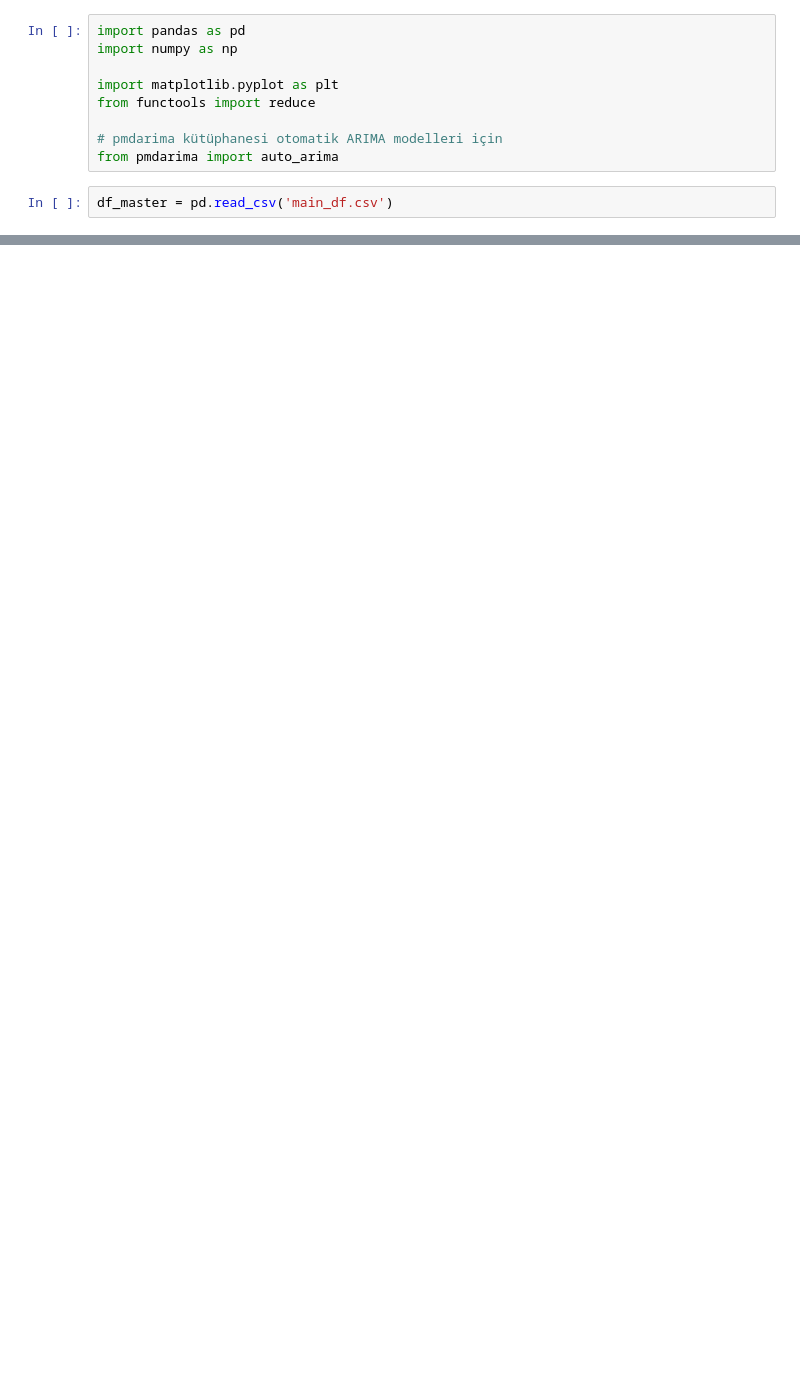
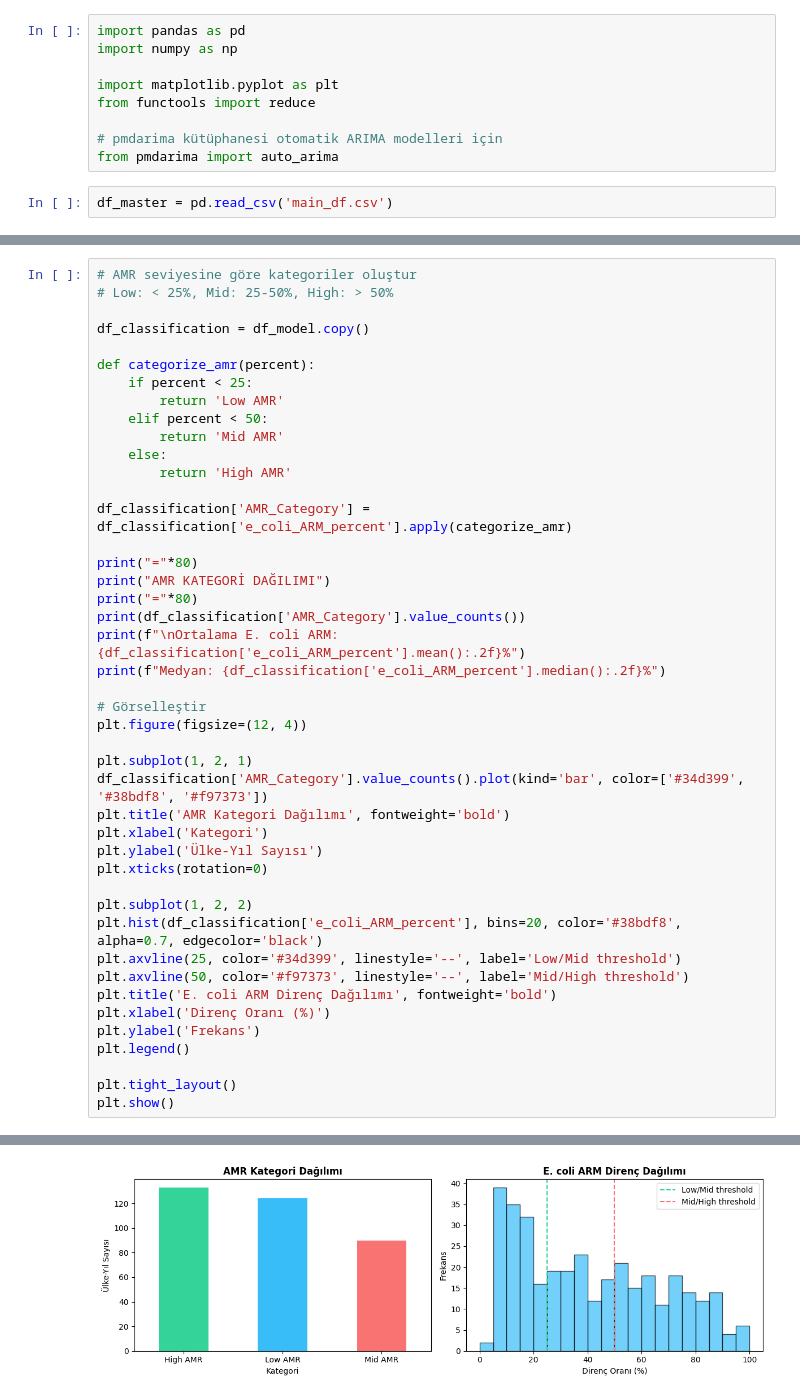
Before and after one commit to hasanaliozdemir/ARM-Data, a Jupyter notebook: model.ipynb, the cells around one changed output, grey strips where cells are left out. Cells and saved outputs as stored; diff of their text form; blank space fills up the shorter version.

```diff
--- a/model.ipynb
+++ b/model.ipynb
@@ -322,0 +391,45 @@ Sample:                    01-01-2011   HQIC                            20.758
+# %%
+# AMR seviyesine göre kategoriler oluştur
+# Low: < 25%, Mid: 25-50%, High: > 50%
+
+df_classification = df_model.copy()
+
+def categorize_amr(percent):
+    if percent < 25:
+        return 'Low AMR'
+    elif percent < 50:
+        return 'Mid AMR'
+    else:
+        return 'High AMR'
+
+df_classification['AMR_Category'] = df_classification['e_coli_ARM_percent'].apply(categorize_amr)
+
+print("="*80)
+print("AMR KATEGORİ DAĞILIMI")
+print("="*80)
+print(df_classification['AMR_Category'].value_counts())
+print(f"\nOrtalama E. coli ARM: {df_classification['e_coli_ARM_percent'].mean():.2f}%")
+print(f"Medyan: {df_classification['e_coli_ARM_percent'].median():.2f}%")
+
+# Görselleştir
+plt.figure(figsize=(12, 4))
+
+plt.subplot(1, 2, 1)
+df_classification['AMR_Category'].value_counts().plot(kind='bar', color=['#34d399', '#38bdf8', '#f97373'])
+plt.title('AMR Kategori Dağılımı', fontweight='bold')
+plt.xlabel('Kategori')
+plt.ylabel('Ülke-Yıl Sayısı')
+plt.xticks(rotation=0)
+
+plt.subplot(1, 2, 2)
+plt.hist(df_classification['e_coli_ARM_percent'], bins=20, color='#38bdf8', alpha=0.7, edgecolor='black')
+plt.axvline(25, color='#34d399', linestyle='--', label='Low/Mid threshold')
+plt.axvline(50, color='#f97373', linestyle='--', label='Mid/High threshold')
+plt.title('E. coli ARM Direnç Dağılımı', fontweight='bold')
+plt.xlabel('Direnç Oranı (%)')
+plt.ylabel('Frekans')
+plt.legend()
+
+plt.tight_layout()
+plt.show()
+# %% [output]
@@ -322,0 +447 @@ Sample:                    01-01-2011   HQIC                            20.758
+[figure, added]
```
Also changed, not shown: parts of 52 cells of this notebook, 31 other files.
